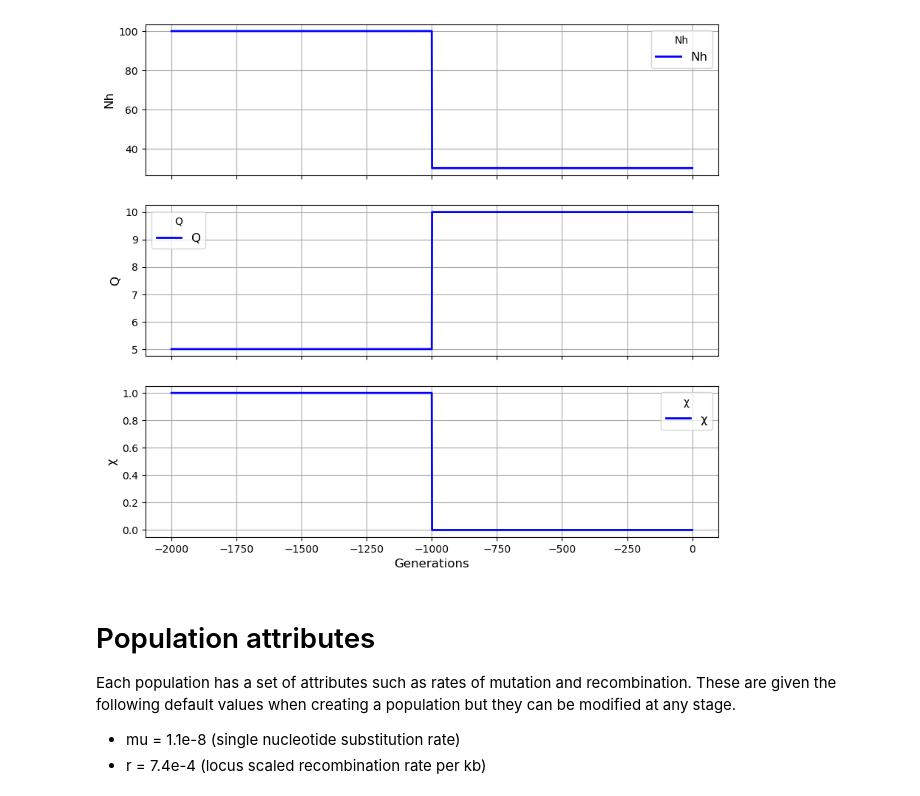
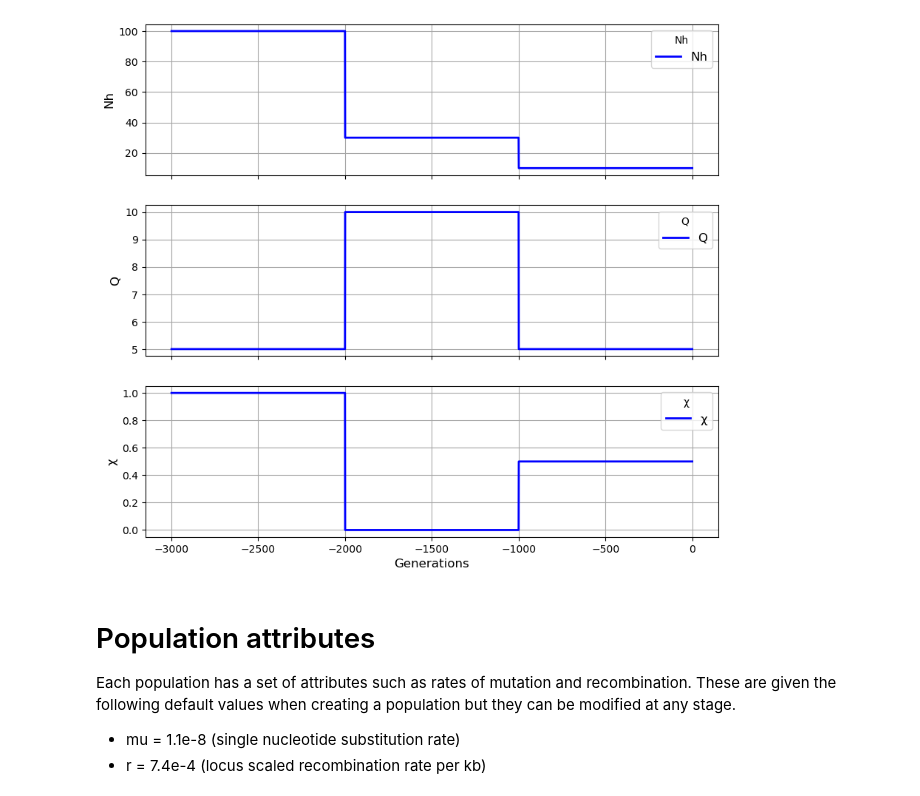
Before and after one commit to d-kwiat/gtg, a Jupyter notebook: create-population.ipynb, the cells around one changed output. Cells and saved outputs as stored; diff of their text form; code cells hidden in the pictures.

```diff
--- a/create-population.ipynb
+++ b/create-population.ipynb
@@ -28,20 +28,20 @@ from coalestr import cs
 # %%
 # We specify the transmission history as a list of lists
 # Each inner list corresponds to a period of history ..
 # .. and has the format [duration, N, Q, X, M]
-# In this case there are two periods each of 1000 generations
+# In this case there are three periods each of 1000 generations
 
-my_history = [[1000, 100, 5, 1, 0], [1000, 30, 10, 0, 0]]
+my_history = [[1000, 100, 5, 1, 0], [1000, 30, 10, 0, 0], [1000, 10, 5, 0.5, 0]]
 
 # We use the history to create an instance of the Population class:
 
 my_population = cs.Population(my_history)
 
 # We can visualise the transmission history:
 
 my_population.plot_history()
 # %% [output]
-[figure, old version]
+[figure, new version]
 # %% [markdown]
 # Population attributes
 
```
Also changed, not shown: parts of 1 cell of this notebook.
